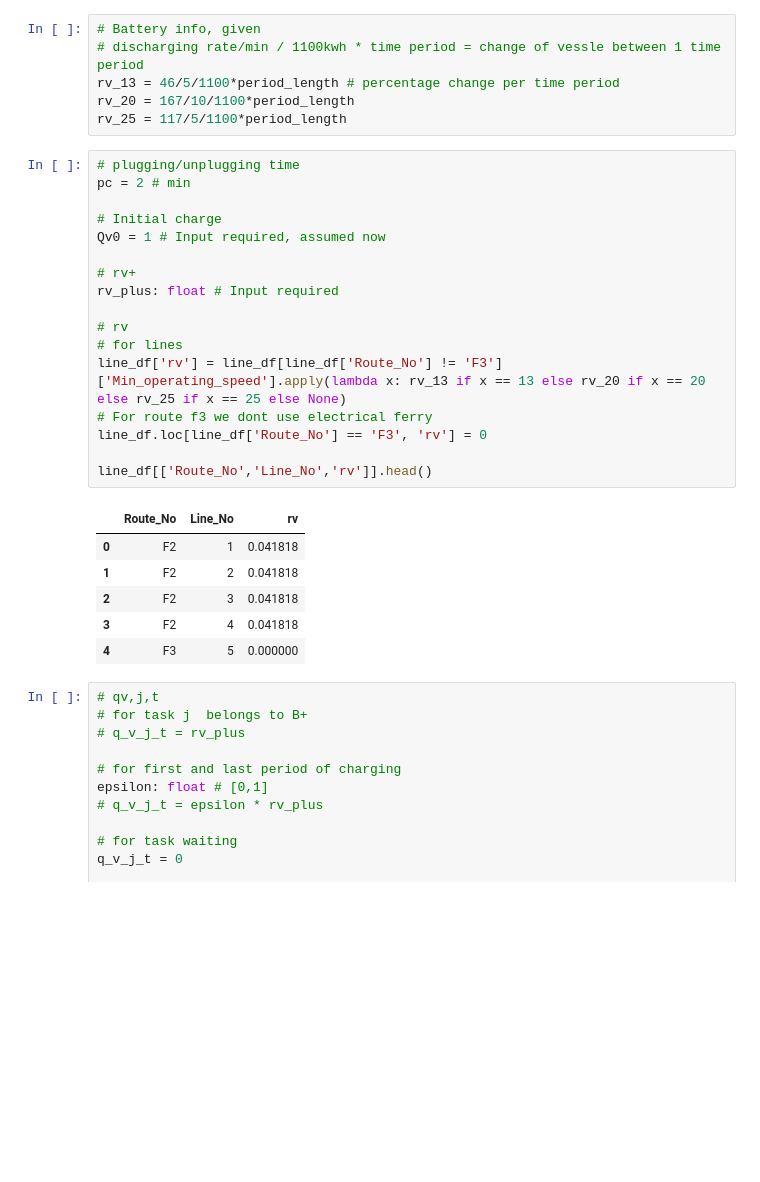
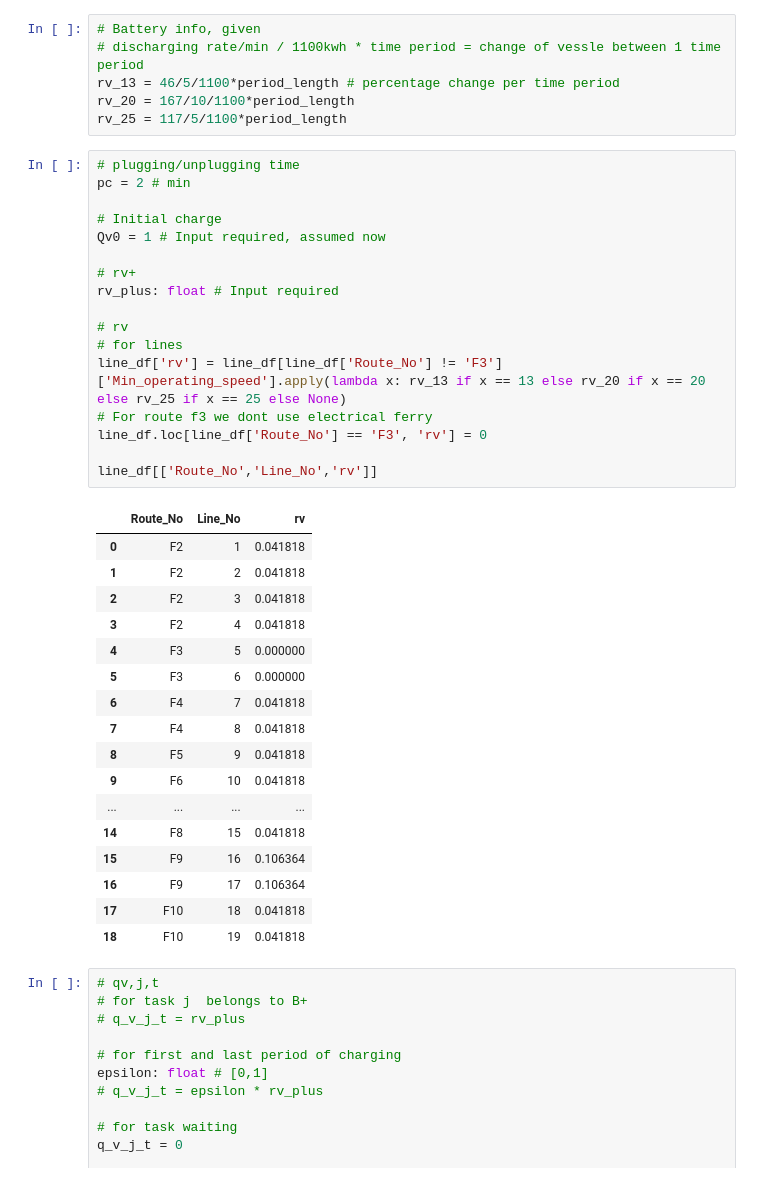
Before and after one commit to ricardo3709/FerryILP, a Jupyter notebook: load_ferry_data.ipynb, the cells around one changed output. Cells and saved outputs as stored; diff of their text form; blank space fills up the shorter version.

```diff
--- a/load_ferry_data.ipynb
+++ b/load_ferry_data.ipynb
@@ -293,27 +326,38 @@ rv_25 = 117/5/1100*period_length
 # %%
 # plugging/unplugging time
 pc = 2 # min
 
 # Initial charge
 Qv0 = 1 # Input required, assumed now
 
 # rv+
 rv_plus: float # Input required
 
 # rv
 # for lines
 line_df['rv'] = line_df[line_df['Route_No'] != 'F3']['Min_operating_speed'].apply(lambda x: rv_13 if x == 13 else rv_20 if x == 20 else rv_25 if x == 25 else None)
 # For route f3 we dont use electrical ferry
 line_df.loc[line_df['Route_No'] == 'F3', 'rv'] = 0
 
-line_df[['Route_No','Line_No','rv']].head()
+line_df[['Route_No','Line_No','rv']]
 # %% [output]
 |  | Route_No | Line_No | rv |
 | 0 | F2 | 1 | 0.041818 |
 | 1 | F2 | 2 | 0.041818 |
 | 2 | F2 | 3 | 0.041818 |
 | 3 | F2 | 4 | 0.041818 |
 | 4 | F3 | 5 | 0.000000 |
+| 5 | F3 | 6 | 0.000000 |
+| 6 | F4 | 7 | 0.041818 |
+| 7 | F4 | 8 | 0.041818 |
+| 8 | F5 | 9 | 0.041818 |
+| 9 | F6 | 10 | 0.041818 |
+| ... | ... | ... | ... |
+| 14 | F8 | 15 | 0.041818 |
+| 15 | F9 | 16 | 0.106364 |
+| 16 | F9 | 17 | 0.106364 |
+| 17 | F10 | 18 | 0.041818 |
+| 18 | F10 | 19 | 0.041818 |
 # %%
 # qv,j,t
 # for task j  belongs to B+
```
Also changed, not shown: parts of 12 cells of this notebook.
